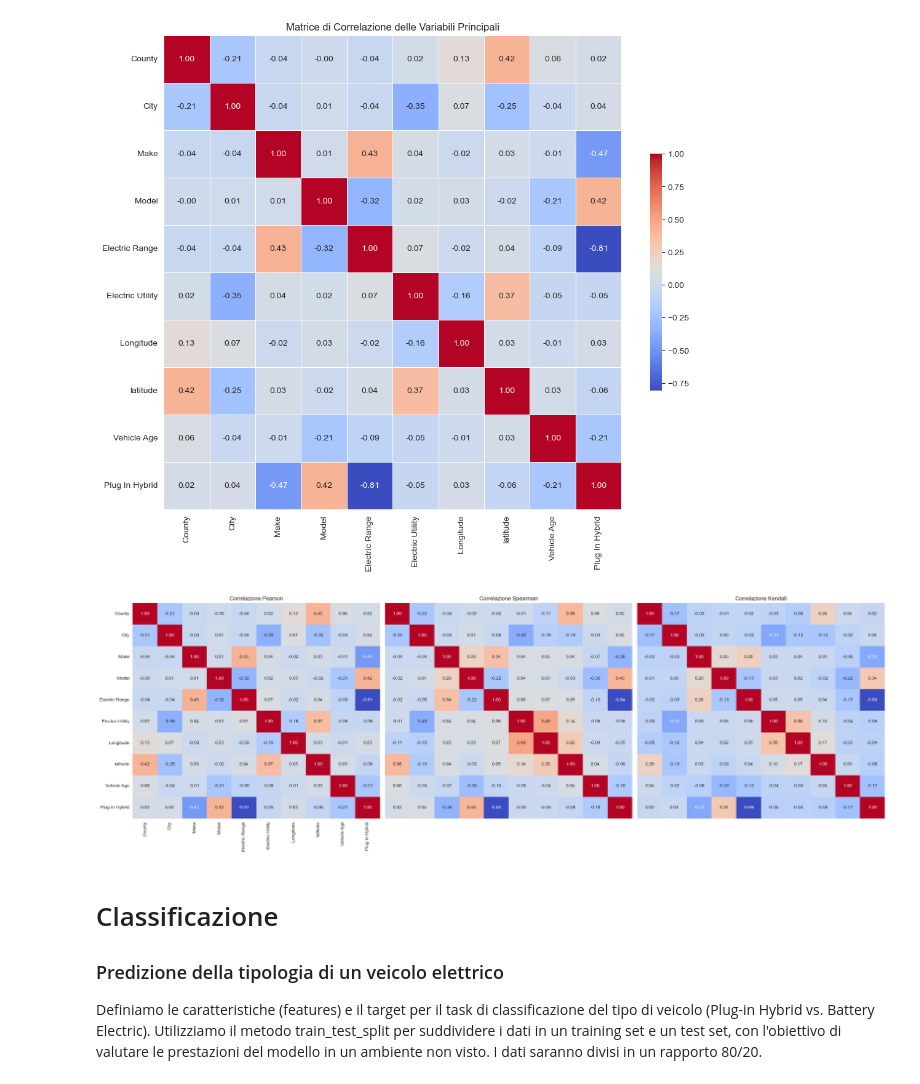
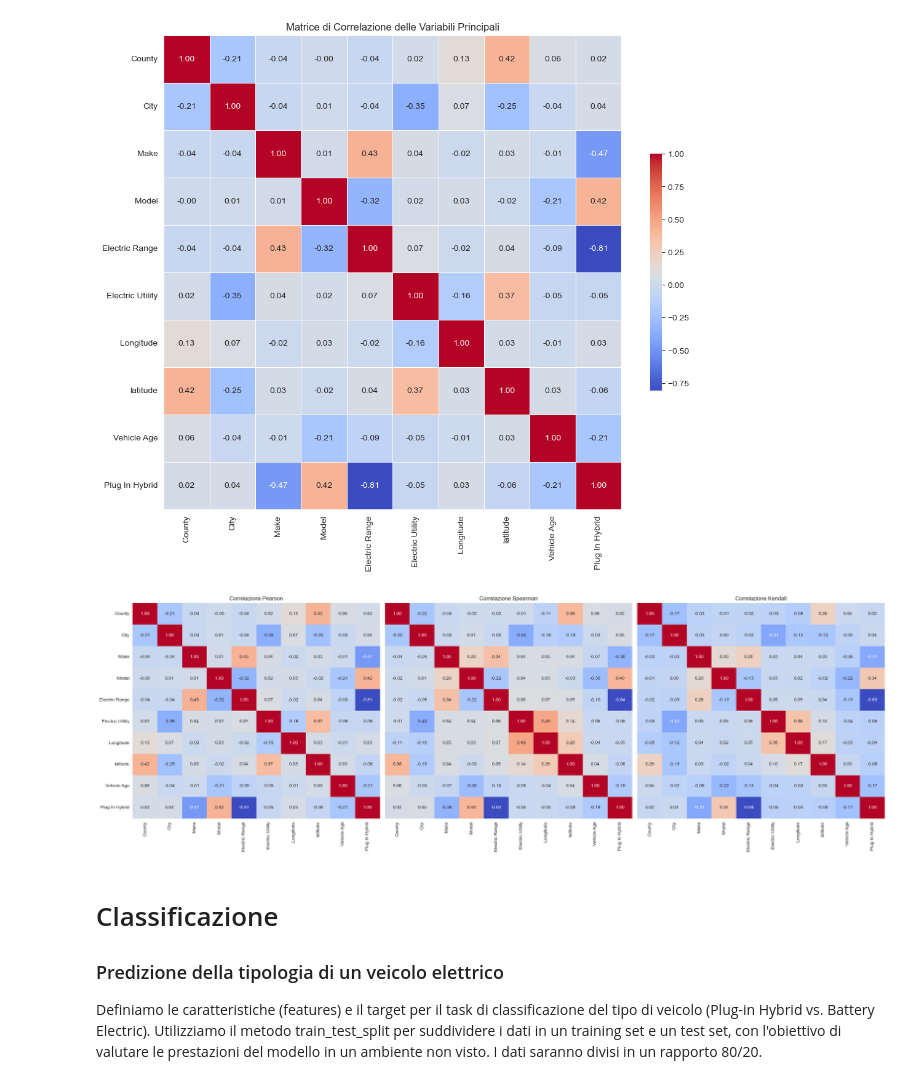
Before and after one commit to Anziano90/siamoTesi, a Jupyter notebook: my_notebook.ipynb, the cells around one changed output. Saved outputs shown, nothing was run; the diff lists cells and outputs as text; code cells hidden in the pictures.

Commit message:
added heatmap

```diff
--- a/my_notebook.ipynb
+++ b/my_notebook.ipynb
@@ -513,29 +495,29 @@ plt.show()
 # %%
 # Calcola le tre diverse matrici di correlazione
 corr_pearson = df_corr.corr(method='pearson')
 corr_spearman = df_corr.corr(method='spearman')
 corr_kendall = df_corr.corr(method='kendall')
 
 # Imposta la dimensione della figura e crea i tre sotto-grafici
 fig, axes = plt.subplots(1, 3, figsize=(24, 8))
 
 # Matrice di correlazione con Pearson (con annotazioni complete)
 sns.heatmap(corr_pearson, annot=True, cmap='coolwarm', fmt='.2f', ax=axes[0], cbar=False)
 axes[0].set_title('Correlazione Pearson')
 
 # Matrice di correlazione con Spearman (senza etichette)
-sns.heatmap(corr_spearman, annot=True, cmap='coolwarm', fmt='.2f', ax=axes[1], cbar=False, xticklabels=False, yticklabels=False)
+sns.heatmap(corr_spearman, annot=True, cmap='coolwarm', fmt='.2f', ax=axes[1], cbar=False, yticklabels=False)
 axes[1].set_title('Correlazione Spearman')
 
 # Matrice di correlazione con Kendall (senza etichette)
-sns.heatmap(corr_kendall, annot=True, cmap='coolwarm', fmt='.2f', ax=axes[2], cbar=False, xticklabels=False, yticklabels=False)
+sns.heatmap(corr_kendall, annot=True, cmap='coolwarm', fmt='.2f', ax=axes[2], cbar=False, yticklabels=False)
 axes[2].set_title('Correlazione Kendall')
 
 # Regola la disposizione per una migliore visualizzazione
 plt.tight_layout()
 plt.show()
 # %% [output]
-[figure, old version]
+[figure, new version]
 # %% [markdown]
 # Classificazione
 ### Predizione della tipologia di un veicolo elettrico
```
Also changed, not shown: parts of 8 cells of this notebook, 1 other file.
